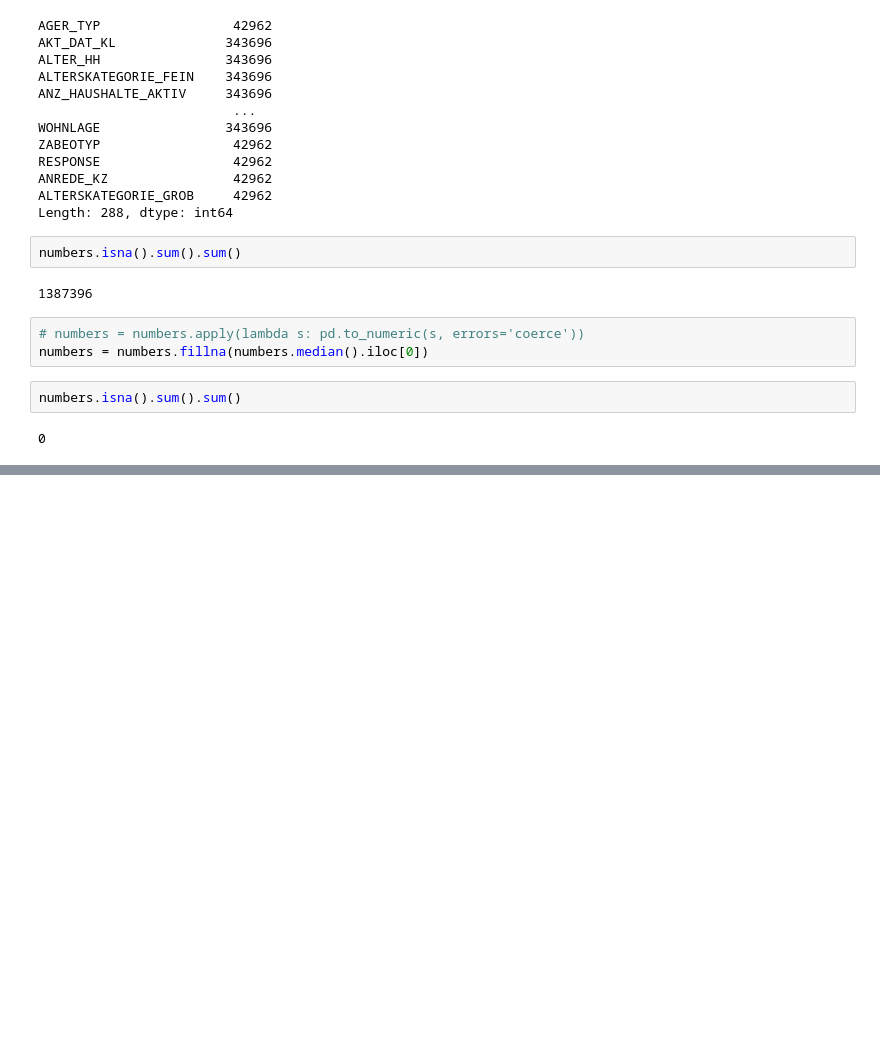
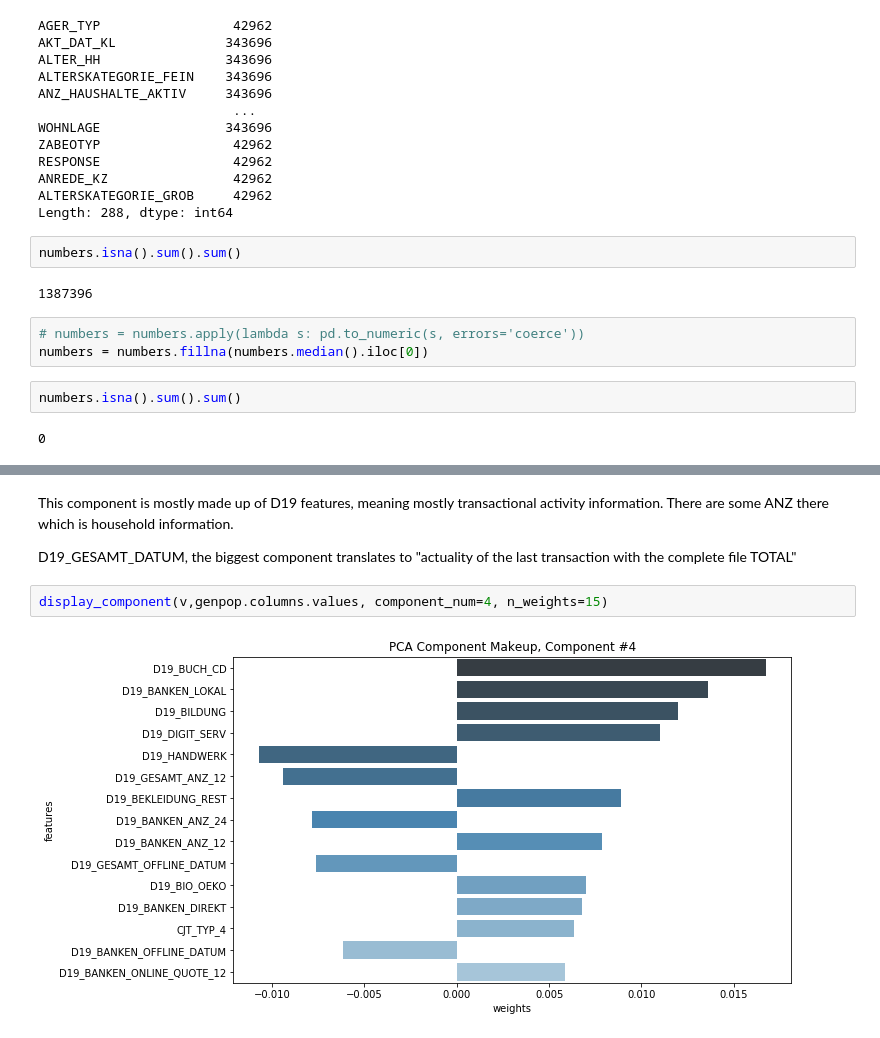
Before and after one commit to UsofData/Arvato_Capstone_Project, a Jupyter notebook: Arvato Project Workbook.ipynb, the cells around one changed output, grey strips where cells are left out. Drawn from its saved outputs; the diff is of its cells as text; blank space fills up the shorter version.

```diff
--- a/Arvato Project Workbook.ipynb
+++ b/Arvato Project Workbook.ipynb
@@ -843,0 +1110,8 @@ mailout_test.head()
+# %% [markdown]
+This component is mostly made up of D19 features, meaning mostly transactional activity information. There are some ANZ there which is household information.
+
+D19_GESAMT_DATUM, the biggest component translates to "actuality of the last transaction with the complete file TOTAL"
+# %%
+display_component(v,genpop.columns.values, component_num=4, n_weights=15)
+# %% [output]
+[figure, added]
```
Also changed, not shown: parts of 160 cells of this notebook, 5 other files.
